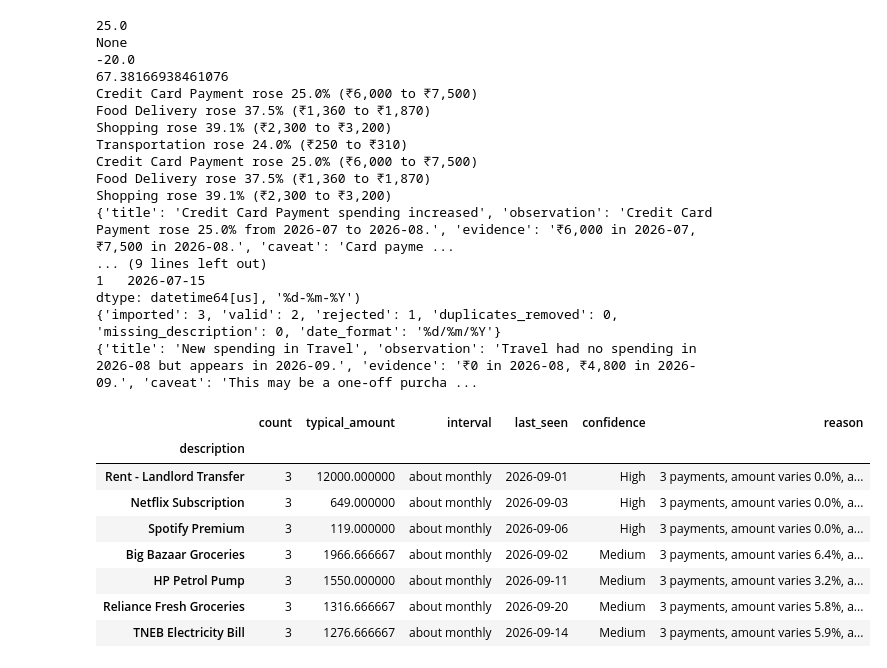
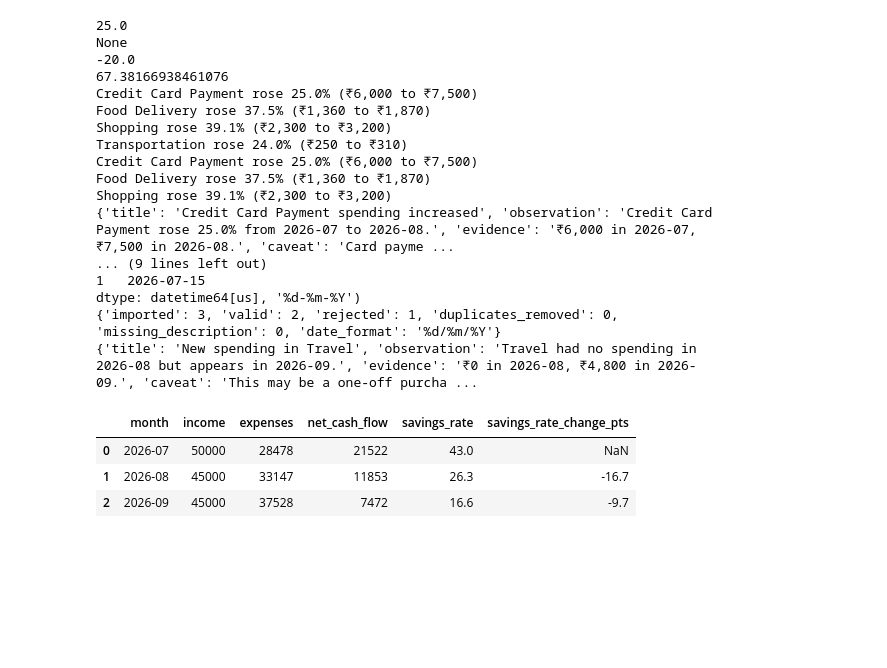
Before and after one commit to Hari14-gif/moneymap, a Jupyter notebook: src/playground.ipynb, the cells around one changed output. Saved outputs shown, nothing was run; the diff lists cells and outputs as text; code cells hidden in the pictures; blank space fills up the shorter version.

Commit message:
Add monthly summary with savings rate trend

```diff
--- a/src/playground.ipynb
+++ b/src/playground.ipynb
@@ -399,39 +399,54 @@ gaps.round(2).sort_values("gap_wobble")
 stats = groups.join(gaps)
 
 candidates = stats[
     (stats["count"] >= 3)
     & (stats["wobble"] <= 0.1)
     & (stats["gap_wobble"] <= 0.2)
 ]
 candidates.round(3)
 
 from src.recurring_payments import find_recurring
 
 find_recurring(clean)
+
+
+import pandas as pd
+
+clean["month"] = clean["date"].dt.to_period("M").astype(str)
+
+rows = []
+for month, group in clean.groupby("month"):
+    r = calculate_summary(group)
+    rows.append({"month": month, "savings_rate": r["savings_rate"]})
+
+trend = pd.DataFrame(rows)
+trend
+
+trend["change_points"] = trend["savings_rate"].diff()
+trend.round(1)
+
+from src.analytics import monthly_summary
+
+monthly_summary(clean).round(1)
 # %% [output]
 25.0
 None
 -20.0
 67.38166938461076
 Credit Card Payment rose 25.0% (₹6,000 to ₹7,500)
 Food Delivery rose 37.5% (₹1,360 to ₹1,870)
 Shopping rose 39.1% (₹2,300 to ₹3,200)
 Transportation rose 24.0% (₹250 to ₹310)
 Credit Card Payment rose 25.0% (₹6,000 to ₹7,500)
 Food Delivery rose 37.5% (₹1,360 to ₹1,870)
 Shopping rose 39.1% (₹2,300 to ₹3,200)
 {'title': 'Credit Card Payment spending increased', 'observation': 'Credit Card Payment rose 25.0% from 2026-07 to 2026-08.', 'evidence': '₹6,000 in 2026-07, ₹7,500 in 2026-08.', 'caveat': 'Card payme ...
 ... (9 lines left out)
 1   2026-07-15
 dtype: datetime64[us], '%d-%m-%Y')
 {'imported': 3, 'valid': 2, 'rejected': 1, 'duplicates_removed': 0, 'missing_description': 0, 'date_format': '%d/%m/%Y'}
 {'title': 'New spending in Travel', 'observation': 'Travel had no spending in 2026-08 but appears in 2026-09.', 'evidence': '₹0 in 2026-08, ₹4,800 in 2026-09.', 'caveat': 'This may be a one-off purcha ...
-|  | count | typical_amount | interval | last_seen | confidence | reason |
-| description |  |  |  |  |  |  |
-| Rent - Landlord Transfer | 3 | 12000.000000 | about monthly | 2026-09-01 | High | 3 payments, amount varies 0.0%, a... |
-| Netflix Subscription | 3 | 649.000000 | about monthly | 2026-09-03 | High | 3 payments, amount varies 0.0%, a... |
-| Spotify Premium | 3 | 119.000000 | about monthly | 2026-09-06 | High | 3 payments, amount varies 0.0%, a... |
-| Big Bazaar Groceries | 3 | 1966.666667 | about monthly | 2026-09-02 | Medium | 3 payments, amount varies 6.4%, a... |
-| HP Petrol Pump | 3 | 1550.000000 | about monthly | 2026-09-11 | Medium | 3 payments, amount varies 3.2%, a... |
-| Reliance Fresh Groceries | 3 | 1316.666667 | about monthly | 2026-09-20 | Medium | 3 payments, amount varies 5.8%, a... |
-| TNEB Electricity Bill | 3 | 1276.666667 | about monthly | 2026-09-14 | Medium | 3 payments, amount varies 5.9%, a... |
+|  | month | income | expenses | net_cash_flow | savings_rate | savings_rate_change_pts |
+| 0 | 2026-07 | 50000 | 28478 | 21522 | 43.0 | NaN |
+| 1 | 2026-08 | 45000 | 33147 | 11853 | 26.3 | -16.7 |
+| 2 | 2026-09 | 45000 | 37528 | 7472 | 16.6 | -9.7 |
```
Also changed, not shown: 1 other file.
